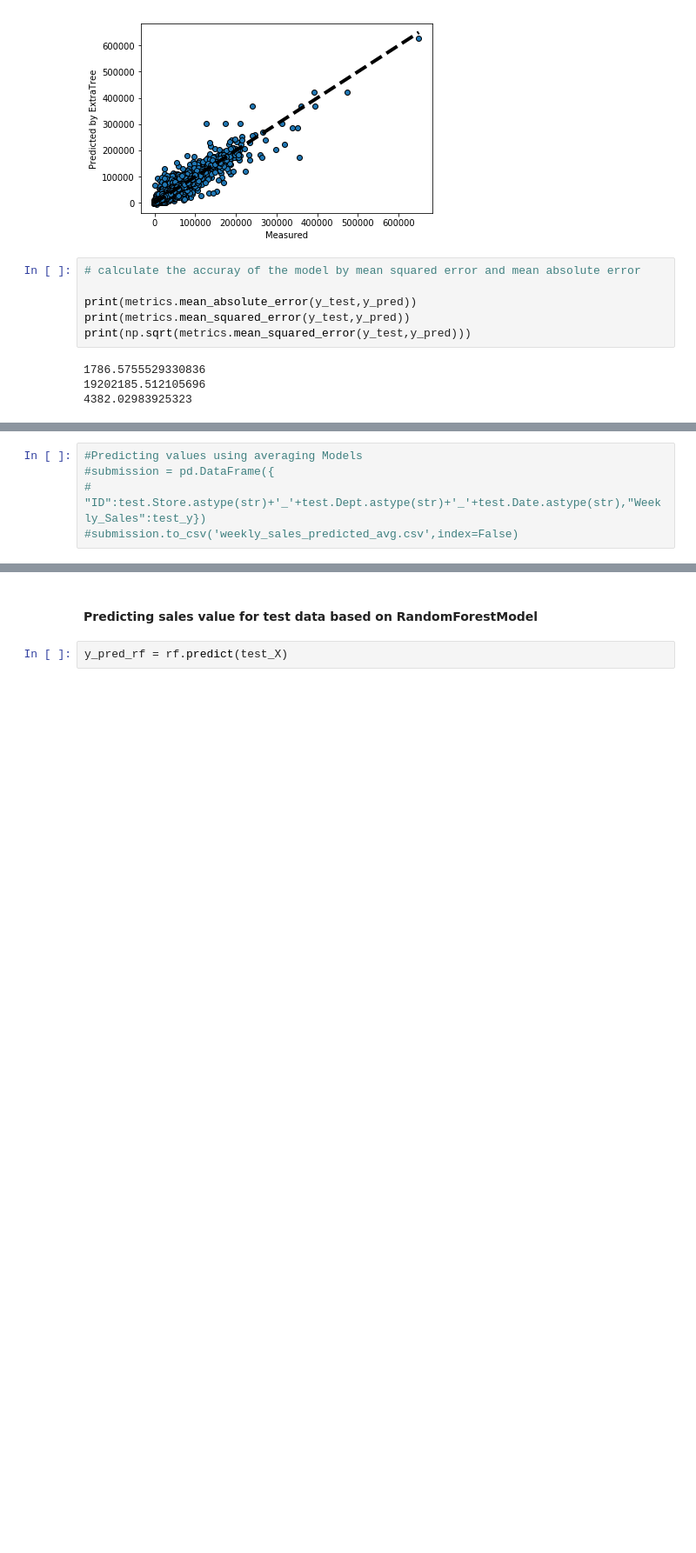
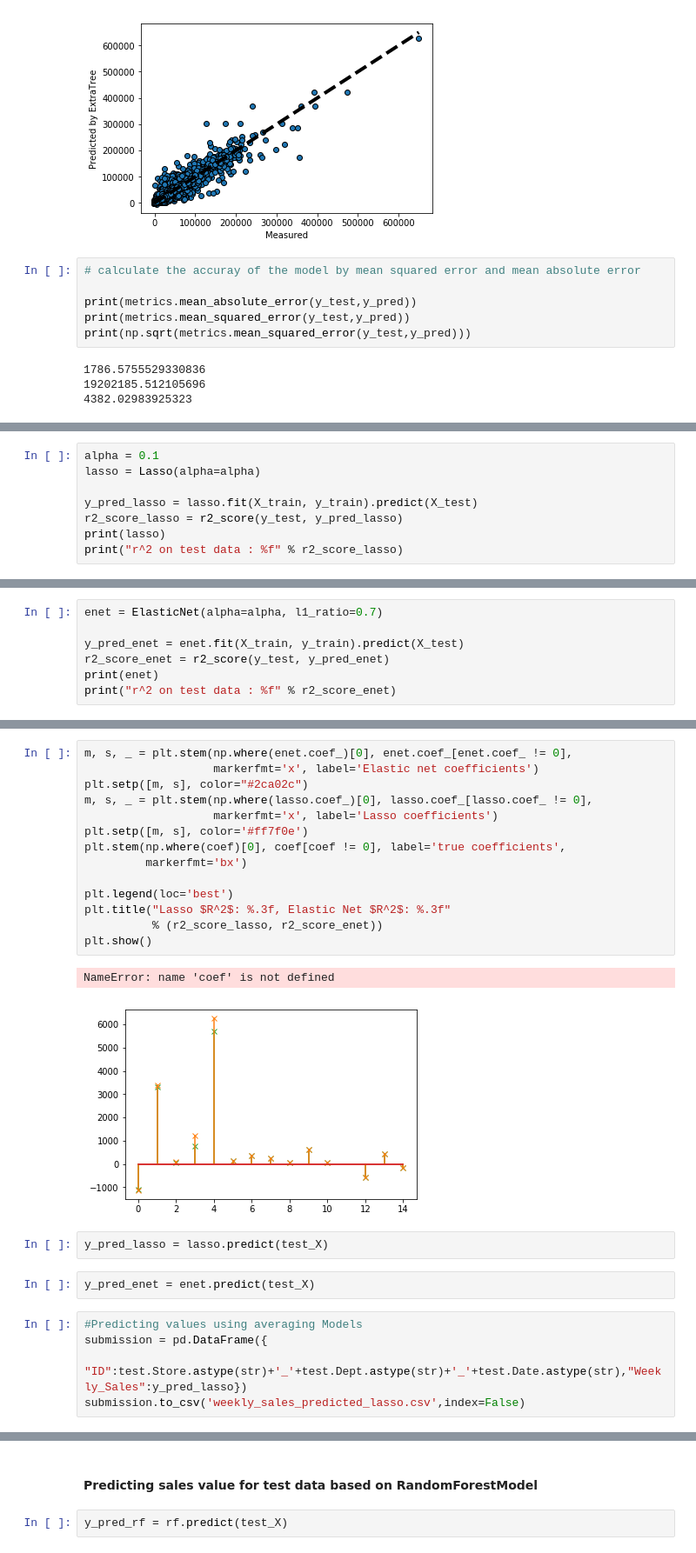
Before and after one commit to sushma-projects/ML-DL-projects, a Jupyter notebook: Walmart-casestudy.ipynb, the cells around one changed output, grey strips where cells are left out. Shown at 87% size. Saved outputs shown, nothing was run; the diff lists cells and outputs as text; blank space fills up the shorter version.

```diff
--- a/Walmart-casestudy.ipynb
+++ b/Walmart-casestudy.ipynb
@@ -801,0 +817,8 @@ print(np.sqrt(metrics.mean_squared_error(y_test,y_pred)))
+# %%
+alpha = 0.1
+lasso = Lasso(alpha=alpha)
+
+y_pred_lasso = lasso.fit(X_train, y_train).predict(X_test)
+r2_score_lasso = r2_score(y_test, y_pred_lasso)
+print(lasso)
+print("r^2 on test data : %f" % r2_score_lasso)
@@ -801,0 +830,7 @@ print(np.sqrt(metrics.mean_squared_error(y_test,y_pred)))
+# %%
+enet = ElasticNet(alpha=alpha, l1_ratio=0.7)
+
+y_pred_enet = enet.fit(X_train, y_train).predict(X_test)
+r2_score_enet = r2_score(y_test, y_pred_enet)
+print(enet)
+print("r^2 on test data : %f" % r2_score_enet)
@@ -802,5 +856,26 @@ print(np.sqrt(metrics.mean_squared_error(y_test,y_pred)))
+# %%
+m, s, _ = plt.stem(np.where(enet.coef_)[0], enet.coef_[enet.coef_ != 0],
+                   markerfmt='x', label='Elastic net coefficients')
+plt.setp([m, s], color="#2ca02c")
+m, s, _ = plt.stem(np.where(lasso.coef_)[0], lasso.coef_[lasso.coef_ != 0],
+                   markerfmt='x', label='Lasso coefficients')
+plt.setp([m, s], color='#ff7f0e')
+plt.stem(np.where(coef)[0], coef[coef != 0], label='true coefficients',
+         markerfmt='bx')
+
+plt.legend(loc='best')
+plt.title("Lasso $R^2$: %.3f, Elastic Net $R^2$: %.3f"
+          % (r2_score_lasso, r2_score_enet))
+plt.show()
+# %% [output]
+NameError: name 'coef' is not defined
+[figure, added]
+# %%
+y_pred_lasso = lasso.predict(test_X)
+# %%
+y_pred_enet = enet.predict(test_X)
 # %%
 #Predicting values using averaging Models
-#submission = pd.DataFrame({
-#    "ID":test.Store.astype(str)+'_'+test.Dept.astype(str)+'_'+test.Date.astype(str),"Weekly_Sales":test_y})
-#submission.to_csv('weekly_sales_predicted_avg.csv',index=False)
+submission = pd.DataFrame({
+    "ID":test.Store.astype(str)+'_'+test.Dept.astype(str)+'_'+test.Date.astype(str),"Weekly_Sales":y_pred_lasso})
+submission.to_csv('weekly_sales_predicted_lasso.csv',index=False)
```
Also changed, not shown: parts of 15 cells of this notebook.
